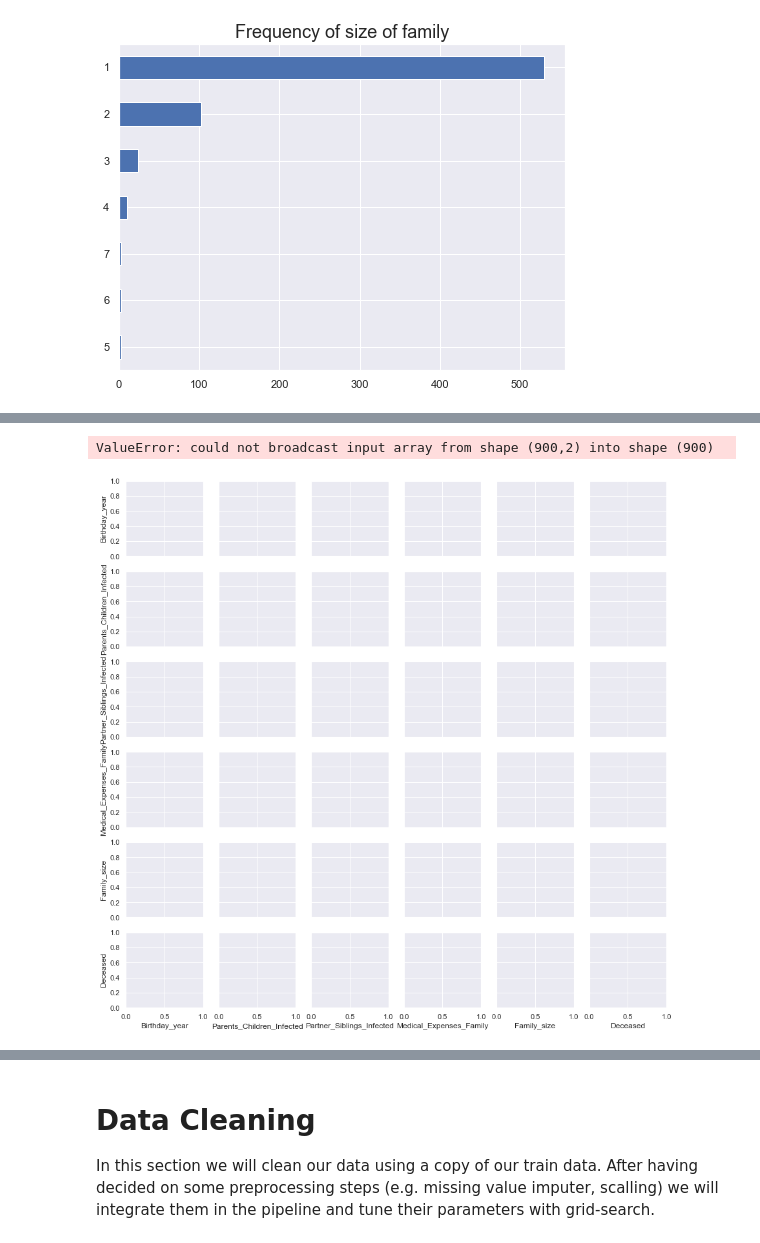
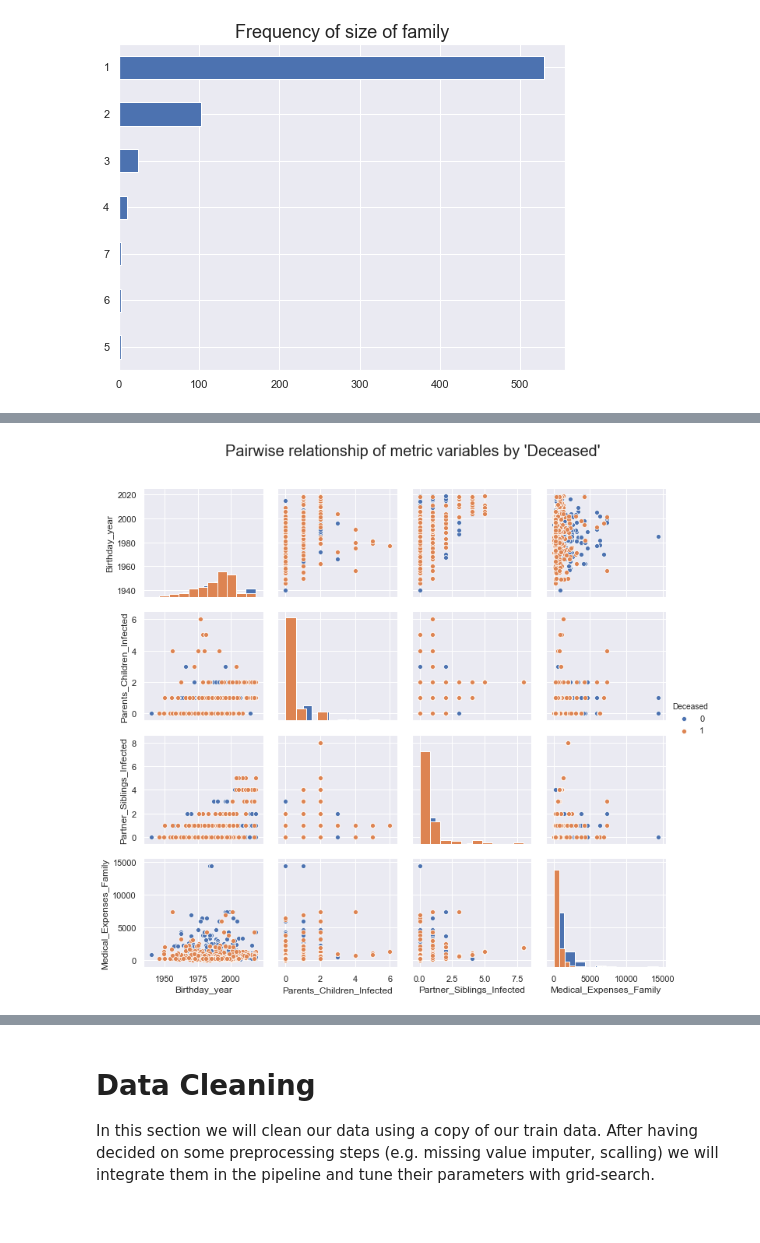
Before and after one commit to DavidSilva98/ML_project, a Jupyter notebook: group7.ipynb, the cells around one changed output, grey strips where cells are left out. Cells and saved outputs as stored; diff of their text form; code cells hidden in the pictures.

```diff
--- a/group7.ipynb
+++ b/group7.ipynb
@@ -228,24 +208,32 @@ df_explore.groupby("Family_Case_ID").count()
+# %%
+# # Split data on train and validation
+X_train, y_train = train_df.drop(columns='Deceased'), train_df.Deceased
+# random_state = 1  # defining fixed random_state
+# # train test split here
+# X_train, X_val, y_train, y_val = train_test_split(X, y,
+#                                                   test_size=0.1,
+#                                                   stratify=y,
+#                                                   random_state=random_state)
 # %%
 # Variable groups
 lc_c_features = ["Severity", "Medical_Tent", "City"]  # low cardinality and categorical variables
-metric_features = df_explore.columns.drop(lc_c_features + ["Family_Case_ID", "Name"]).to_list()  # metric variables
+metric_features = X_train.columns.drop(lc_c_features + ["Family_Case_ID", "Name"]).to_list()  # metric variables
 # %%
 # data to plot
-plot_df = pd.concat([df_explore[metric_features], df_explore.Deceased], axis=1)
+plot_df = pd.concat([X_train[metric_features], y_train], axis=1)
 
 sns.set()
 
 # Setting pairgrid
 g = sns.pairplot(plot_df, hue="Deceased", diag_kind="hist")
 
 # Layout
 plt.subplots_adjust(top=0.9)
 plt.suptitle("Pairwise relationship of metric variables by 'Deceased'", fontsize=20)
 
 plt.show()
 # %% [output]
-ValueError: could not broadcast input array from shape (900,2) into shape (900)
-[figure, old version]
+[figure, new version]
 # %%
 sns.set()
 
```
Also changed, not shown: parts of 16 cells of this notebook.
